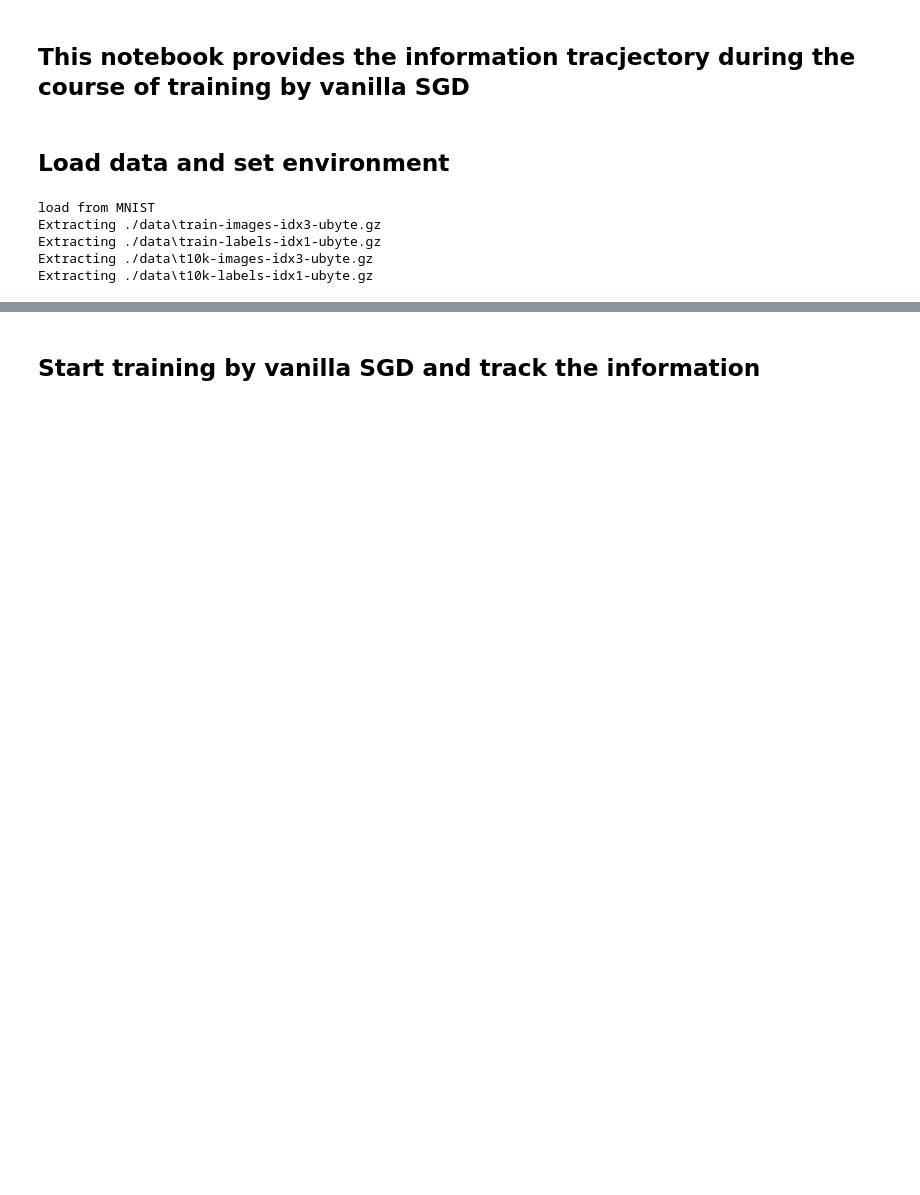
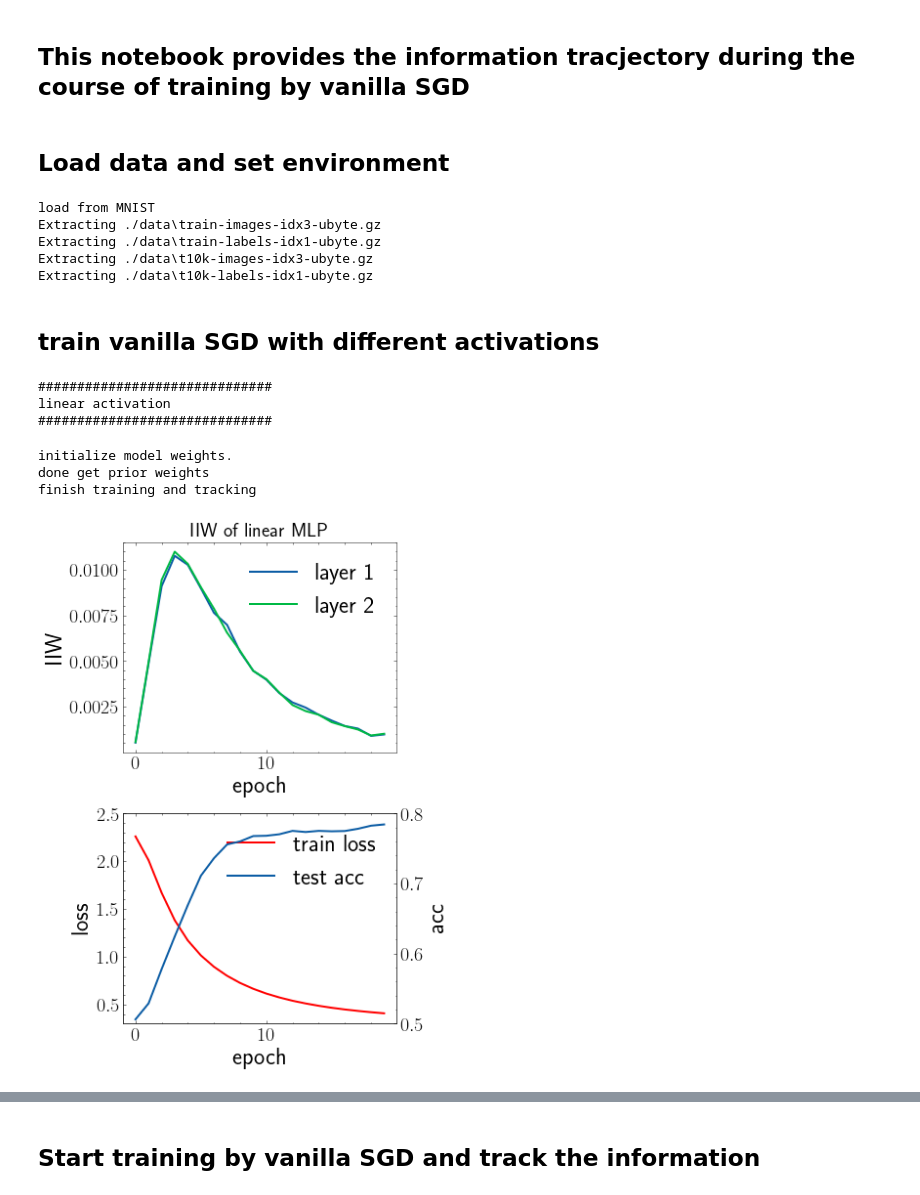
Before and after one commit to RyanWangZf/PAC-Bayes-IB, a Jupyter notebook: demo_track_information.ipynb, the cells around one changed output, grey strips where cells are left out. Saved outputs shown, nothing was run; the diff lists cells and outputs as text; code cells hidden in the pictures; blank space fills up the shorter version.

```diff
--- a/demo_track_information.ipynb
+++ b/demo_track_information.ipynb
@@ -6,14 +6,18 @@ import pandas as pd
 import torch
 import matplotlib.pyplot as plt
 import pdb
+import os
 
 from src.models import MLP
 from src.dataset import load_data
 from src.pib_utils import train
-from src.utils import train_track_info
+from src.utils import train_track_info, plot_info_acc, plot_info
 from src.utils import img_preprocess, setup_seed, predict, eval_metric, feature_map_size
 
 use_gpu = True if torch.cuda.is_available() else False
+__fig_dir__ = './figure'
+if not os.path.exists(__fig_dir__):
+    os.makedirs(__fig_dir__)
 # %% [markdown]
 ## Load data and set environment
 # %%
@@ -32,3 +36,41 @@ Extracting ./data\train-images-idx3-ubyte.gz
 Extracting ./data\train-labels-idx1-ubyte.gz
 Extracting ./data\t10k-images-idx3-ubyte.gz
 Extracting ./data\t10k-labels-idx1-ubyte.gz
+# %% [markdown]
+## train vanilla SGD with different activations
+# %%
+print('###'*10)
+print('linear activation')
+print('###'*10)
+
+model = MLP(num_class, 'linear', layers=__layers__)
+if use_gpu:
+    model.cuda()
+model.use_gpu = use_gpu
+
+# get prior on the validation set
+train(model, np.arange(len(y_va)), x_va, y_va, x_va, y_va, num_epoch=10, batch_size=128, lr=1e-3, weight_decay=1e-5, early_stop_ckpt_path="./checkpoints/mlp_prior.pth",verbose=False)
+w0_dict = dict()
+for param in model.named_parameters():
+    w0_dict[param[0]] = param[1].clone().detach() # detach but still on gpu
+model.w0_dict = w0_dict
+model._initialize_weights()
+print("done get prior weights")
+
+info_dict, loss_acc_list = train_track_info(model, all_tr_idx, x_tr, y_tr, x_va, y_va,
+                                            num_epoch=20,
+                                            batch_size=128,
+                                            lr=1e-4,
+                                            weight_decay=0,
+                                            track_info_per_iter=-1,
+                                            verbose=False,)
+print("finish training and tracking")
+plot_info_acc(info_dict, loss_acc_list, 'linear', __fig_dir__)
+# %% [output]
+##############################
+linear activation
+##############################
+initialize model weights.
+done get prior weights
+finish training and tracking
+[figure, added]
```
Also changed, not shown: parts of 11 cells of this notebook, 7 other files.
